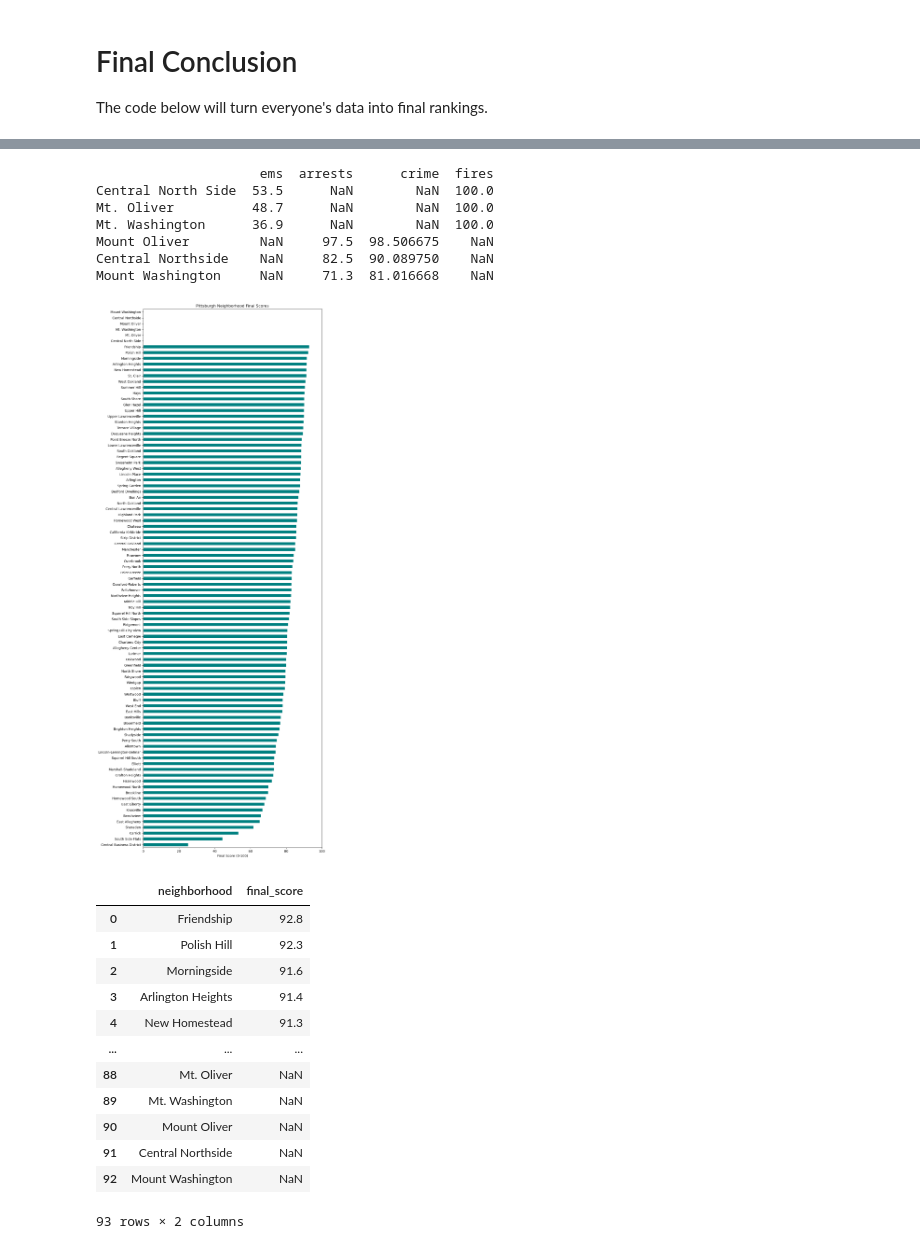
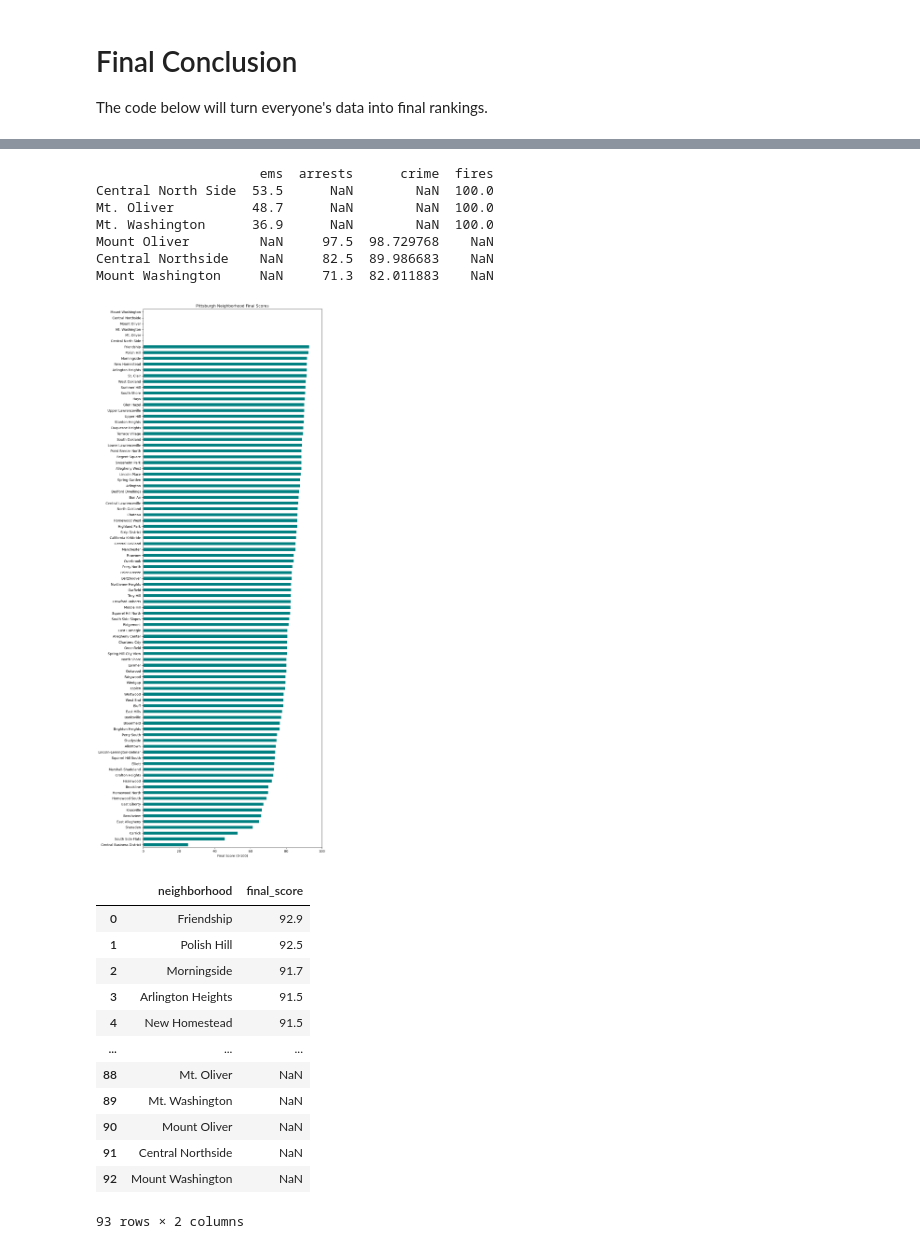
Before and after one commit to nathanPozzuto/Best_PGH_Neighborhood_26, a Jupyter notebook: Combined_Presentation.ipynb, the cells around one changed output, grey strips where cells are left out. Drawn from its saved outputs; the diff is of its cells as text; code cells hidden in the pictures.

Commit message:
updated crime section in combined

```diff
--- a/Combined_Presentation.ipynb
+++ b/Combined_Presentation.ipynb
@@ -430,10 +479,25 @@ Wire Fraud: 1
 # %%
 totalCrime_df = totalCrime.to_frame(name="Crime_Count").reset_index()
 
-print(f"{'Neighborhood':<25} | {'Result':>10}")
-print("-" * 38)
-
+# Assign to list for final conclusion use
+crimeScore = {}
 for neighborhood, count in zip(totalCrime_df["Neighborhood"], totalCrime_df["Crime_Count"]):
     result = 1 - (int(count) / 13259)
-    print(f"{neighborhood:<25} | {result:>10.4f}")
+    crimeScore[neighborhood] = result
+
+totalCrime_df['Severity_Ratio'] = totalCrime_df['Neighborhood'].map(severity_ratio)
+totalCrime_df['Weighted_Crime'] = totalCrime_df['Crime_Count'].astype(int) * (1 + totalCrime_df['Severity_Ratio'].astype(float) * 3)
+
+min_wc = totalCrime_df['Weighted_Crime'].min()
+max_wc = totalCrime_df['Weighted_Crime'].max()
+
+totalCrime_df['Safety_Score'] = 100 - ((totalCrime_df['Weighted_Crime'] - min_wc) / (max_wc - min_wc)) * 100
+
+print(totalCrime_df[["Neighborhood", "Safety_Score"]].to_string(
+    index = False,
+    justify = "left",
+    col_space = 10,
+    float_format = "%.4f",
+    formatters = {"Neighborhood": "{:<25}".format})
+)
 # %% [output]
@@ -701,8 +765,7 @@ arrests_df = pd.DataFrame(safety_list, columns=["neighborhood", "arrests_score"]
 # print(arrests_df)
 
 # Crime reports
-totalCrime_df = totalCrime.to_frame(name="Crime_Count").reset_index()
-totalCrime_df["Result"] = 1 - (totalCrime_df["Crime_Count"].astype(int) / 13259)
+totalCrime_df['Safety_Score'] = 100 - ((totalCrime_df['Weighted_Crime'] - min_wc) / (max_wc - min_wc)) * 100
 #print(totalCrime_df)
 
 # Fires
@@ -718,7 +781,7 @@ arrests = arrests_df[["neighborhood", "arrests_score"]]
 
 # Crime reports (Result is 0-1, so scale to 0-100)
 crime = totalCrime_df.rename(columns={"Neighborhood": "neighborhood"}).copy()
-crime["crime_score"] = crime["Result"] * 100
+crime["crime_score"] = crime["Safety_Score"]
 crime = crime[["neighborhood", "crime_score"]]
 
 # Fires (counts -> 0-100, fewer fires = higher score)
@@ -769,47 +832,47 @@ combined
 # ---- Scores per neighborhood (0-100, higher = better) ----
 ems    = neighborhood_df.set_index("neighborhood")["score"].rename("ems")
 arrest = arrests_df.set_index("neighborhood").iloc[:, 0].rename("arrests")
-crime  = (totalCrime_df.set_index("Neighborhood")["Result"] * 100).rename("crime")
+crime  = (totalCrime_df.set_index("Neighborhood")["Safety_Score"]).rename("crime")
 fire   = ((1 - building_counts / building_counts.max()) * 100
           ).reindex(ems.index, fill_value=100).rename("fires")   # no fires = 100
 
 scores = pd.concat([ems, arrest, crime, fire], axis=1)
 
 # ---- Which neighborhoods have a missing score (these are the blank bars) ----
 print(scores[scores.isna().any(axis=1)])
 
 # ---- Weighted final score: EMS 2, arrests 3, crime 4, fires 1 ----
 w = pd.Series({"ems": 2, "arrests": 3, "crime": 4, "fires": 1})
 final = ((scores * w).sum(axis=1, skipna=False) / w.sum()).round(1)
 final = final.sort_values(ascending=False).rename("final_score").reset_index()
 final.columns = ["neighborhood", "final_score"]
 
 # ---- One bar graph ----
 ax = final.sort_values("final_score").plot.barh(
     x="neighborhood", y="final_score", figsize=(10, 24), legend=False, color="teal")
 ax.set_xlim(0, 100)
 ax.set_xlabel("Final Score (0-100)")
 ax.set_ylabel("")
 ax.set_title("Pittsburgh Neighborhood Final Scores")
 plt.tight_layout()
 plt.show()
 
 final
 # %% [output]
                      ems  arrests      crime  fires
 Central North Side  53.5      NaN        NaN  100.0
 Mt. Oliver          48.7      NaN        NaN  100.0
 Mt. Washington      36.9      NaN        NaN  100.0
-Mount Oliver         NaN     97.5  98.506675    NaN
-Central Northside    NaN     82.5  90.089750    NaN
-Mount Washington     NaN     71.3  81.016668    NaN
+Mount Oliver         NaN     97.5  98.729768    NaN
+Central Northside    NaN     82.5  89.986683    NaN
+Mount Washington     NaN     71.3  82.011883    NaN
-[figure, old version]
+[figure, new version]
 |  | neighborhood | final_score |
-| 0 | Friendship | 92.8 |
-| 1 | Polish Hill | 92.3 |
-| 2 | Morningside | 91.6 |
-| 3 | Arlington Heights | 91.4 |
-| 4 | New Homestead | 91.3 |
+| 0 | Friendship | 92.9 |
+| 1 | Polish Hill | 92.5 |
+| 2 | Morningside | 91.7 |
+| 3 | Arlington Heights | 91.5 |
+| 4 | New Homestead | 91.5 |
 | ... | ... | ... |
 | 88 | Mt. Oliver | NaN |
 | 89 | Mt. Washington | NaN |
```
Also changed, not shown: parts of 4 cells of this notebook.
